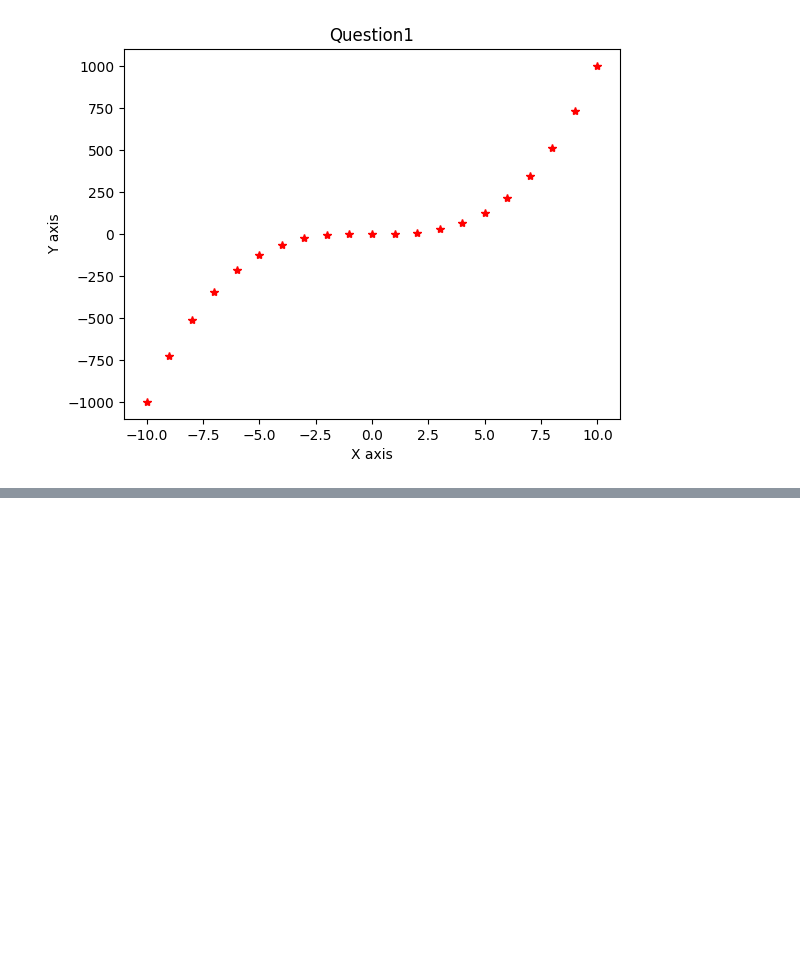
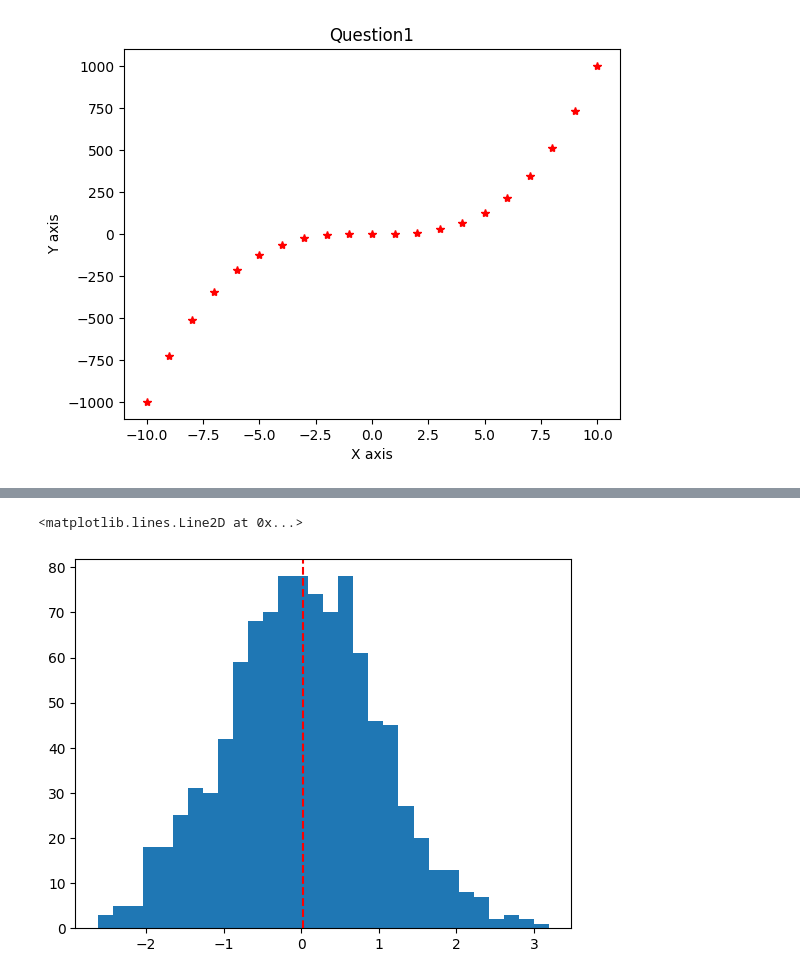
Before and after one commit to RitikSareen/AIPractice, a Jupyter notebook: Matplolib/practice.ipynb, the cells around one changed output, grey strips where cells are left out. Saved outputs shown, nothing was run; the diff lists cells and outputs as text; code cells hidden in the pictures; blank space fills up the shorter version.

```diff
--- a/Matplolib/practice.ipynb
+++ b/Matplolib/practice.ipynb
@@ -369,0 +392,8 @@ for i in range(rows):
+# %%
+x=np.random.randn(1000)
+plt.hist(x,bins=30)
+mean=x.mean()
+plt.axvline(x.mean(), color='red', linestyle='--')
+# %% [output]
+<matplotlib.lines.Line2D at 0x...>
+[figure, added]
```
Also changed, not shown: parts of 4 cells of this notebook.
